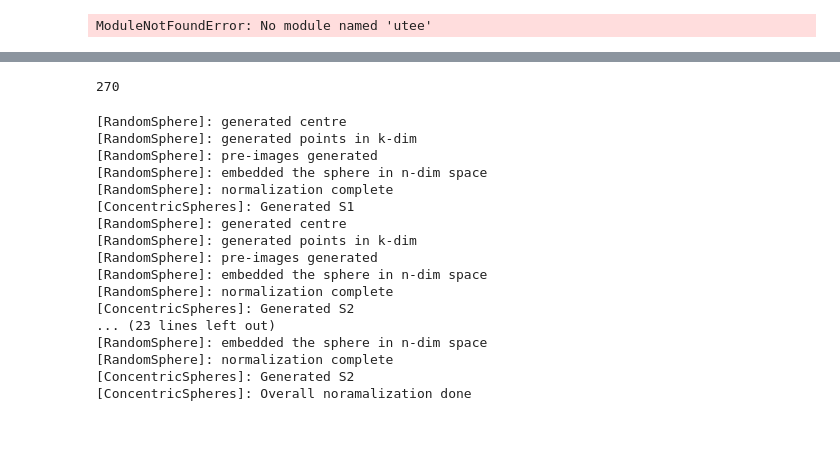
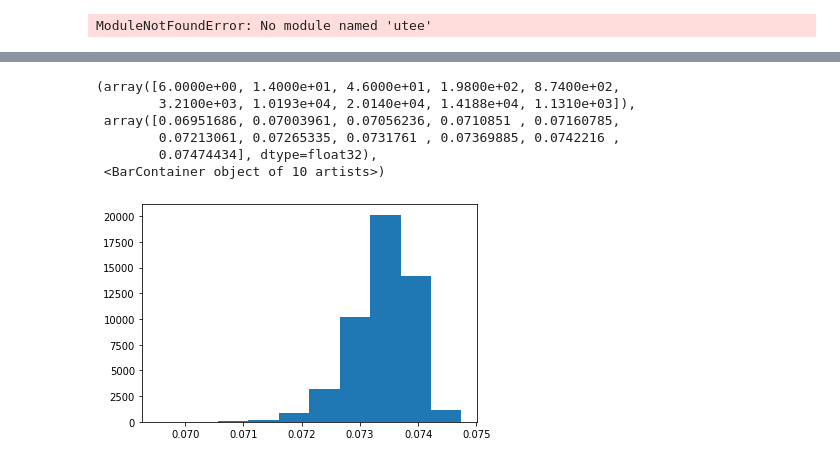
Before and after one commit to microsoft/distance-learner, a Jupyter notebook: notebooks/Playground.ipynb, the cells around one changed output, grey strips where cells are left out. Cells and saved outputs as stored; diff of their text form; code cells hidden in the pictures; blank space fills up the shorter version.

Commit message:
rectified normalization in cmd and implementation

```diff
--- a/notebooks/Playground.ipynb
+++ b/notebooks/Playground.ipynb
@@ -537,28 +533,20 @@ train_set.g / train_set.norm_factor
-# %%
-test_set.norm_factor
-# %% [output]
-270
-# %%
-train_set, val_set, test_set = ConcentricSpheres.make_train_val_test_splits()
-# %% [output]
-[RandomSphere]: generated centre
-[RandomSphere]: generated points in k-dim
-[RandomSphere]: pre-images generated
-[RandomSphere]: embedded the sphere in n-dim space
-[RandomSphere]: normalization complete
-[ConcentricSpheres]: Generated S1
-[RandomSphere]: generated centre
-[RandomSphere]: generated points in k-dim
-[RandomSphere]: pre-images generated
-[RandomSphere]: embedded the sphere in n-dim space
-[RandomSphere]: normalization complete
-[ConcentricSpheres]: Generated S2
-... (23 lines left out)
-[RandomSphere]: embedded the sphere in n-dim space
-[RandomSphere]: normalization complete
-[ConcentricSpheres]: Generated S2
-[ConcentricSpheres]: Overall noramalization done
+# %%
+import torch
+dist_mat = torch.cdist(val_set.normed_all_points[val_set.class_labels == 1], train_set.normed_all_points[train_set.class_labels == 1], p=2)
+# %%
+min_dist_val_to_train = dist_mat.min(axis=1)[0]
+# %%
+import numpy as np
+min_dist_val_to_train /= np.sqrt(500)
 # %%
 import matplotlib.pyplot as plt
-plt.hist(train_set.all_smooth_distances.numpy()[:, 0])
-plt.show()
+
+plt.hist(min_dist_val_to_train.numpy())
+# %% [output]
+(array([6.0000e+00, 1.4000e+01, 4.6000e+01, 1.9800e+02, 8.7400e+02,
+        3.2100e+03, 1.0193e+04, 2.0140e+04, 1.4188e+04, 1.1310e+03]),
+ array([0.06951686, 0.07003961, 0.07056236, 0.0710851 , 0.07160785,
+        0.07213061, 0.07265335, 0.0731761 , 0.07369885, 0.0742216 ,
+        0.07474434], dtype=float32),
+ <BarContainer object of 10 artists>)
+[figure, added]
```
Also changed, not shown: parts of 18 cells of this notebook, 2 other files.
